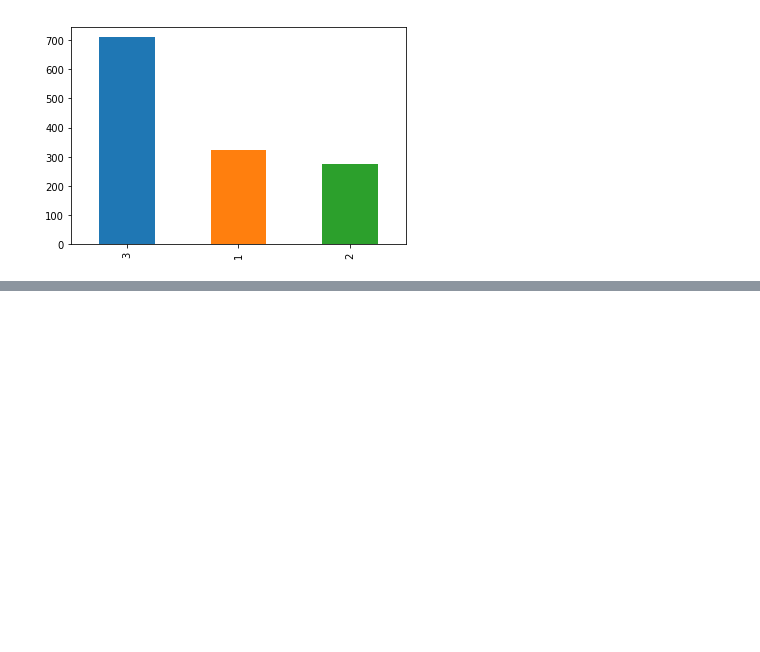
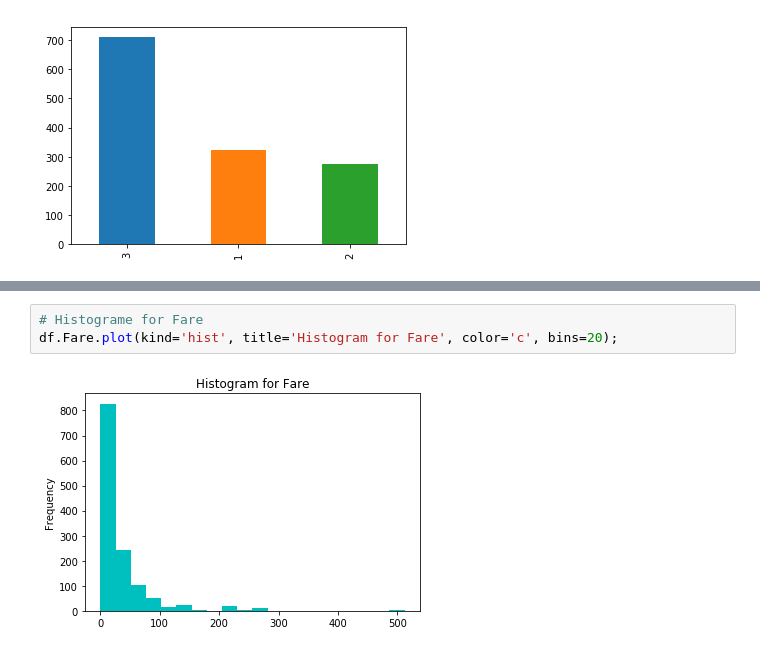
Before and after one commit to Rajritu28/Doing-Data-Science-with-Python, a Jupyter notebook: notebooks/exploring-processing-data.ipynb, the cells around one changed output, grey strips where cells are left out. Drawn from its saved outputs; the diff is of its cells as text; blank space fills up the shorter version.

```diff
--- a/notebooks/exploring-processing-data.ipynb
+++ b/notebooks/exploring-processing-data.ipynb
@@ -356,0 +374,5 @@ df.Pclass.value_counts().plot(kind='bar', rot=0,title='Class wise Passenger coun
+# %%
+# Histograme for Fare
+df.Fare.plot(kind='hist', title='Histogram for Fare', color='c', bins=20);
+# %% [output]
+[figure, added]
```
Also changed, not shown: parts of 124 cells of this notebook, 1 other file.
